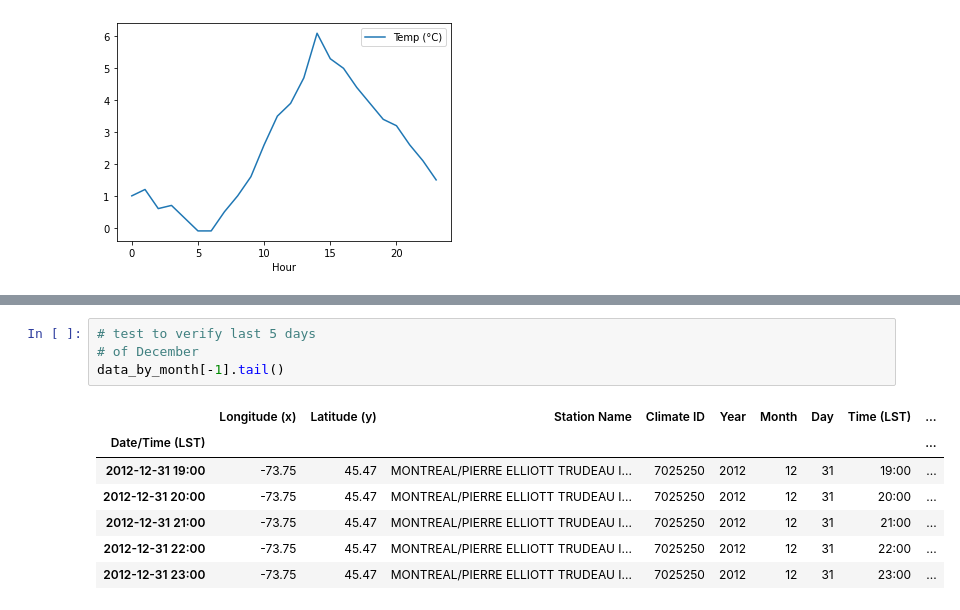
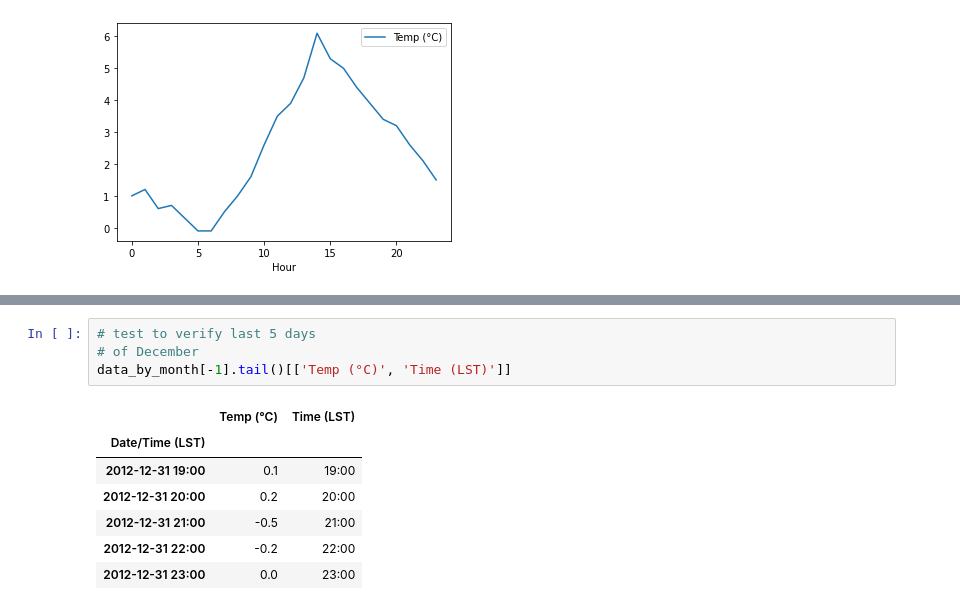
Before and after one commit to aa-ag/pcb, a Jupyter notebook: 5.WEB_SCRAPING_WITH_PANDAS.ipynb, the cells around one changed output, grey strips where cells are left out. Drawn from its saved outputs; the diff is of its cells as text.

Commit message:
slicing temp & time only for last 5 hours of Dec, 2012

```diff
--- a/5.WEB_SCRAPING_WITH_PANDAS.ipynb
+++ b/5.WEB_SCRAPING_WITH_PANDAS.ipynb
@@ -102,12 +102,12 @@ data_by_month[0].head()
 # %%
 # test to verify last 5 days
 # of December
-data_by_month[-1].tail()
+data_by_month[-1].tail()[['Temp (°C)', 'Time (LST)']]
 # %% [output]
-|  | Longitude (x) | Latitude (y) | Station Name | Climate ID | Year | Month | Day | Time (LST) | ... |
-| Date/Time (LST) |  |  |  |  |  |  |  |  | ... |
-| 2012-12-31 19:00 | -73.75 | 45.47 | MONTREAL/PIERRE ELLIOTT TRUDEAU I... | 7025250 | 2012 | 12 | 31 | 19:00 | ... |
-| 2012-12-31 20:00 | -73.75 | 45.47 | MONTREAL/PIERRE ELLIOTT TRUDEAU I... | 7025250 | 2012 | 12 | 31 | 20:00 | ... |
-| 2012-12-31 21:00 | -73.75 | 45.47 | MONTREAL/PIERRE ELLIOTT TRUDEAU I... | 7025250 | 2012 | 12 | 31 | 21:00 | ... |
-| 2012-12-31 22:00 | -73.75 | 45.47 | MONTREAL/PIERRE ELLIOTT TRUDEAU I... | 7025250 | 2012 | 12 | 31 | 22:00 | ... |
-| 2012-12-31 23:00 | -73.75 | 45.47 | MONTREAL/PIERRE ELLIOTT TRUDEAU I... | 7025250 | 2012 | 12 | 31 | 23:00 | ... |
+|  | Temp (°C) | Time (LST) |
+| Date/Time (LST) |  |  |
+| 2012-12-31 19:00 | 0.1 | 19:00 |
+| 2012-12-31 20:00 | 0.2 | 20:00 |
+| 2012-12-31 21:00 | -0.5 | 21:00 |
+| 2012-12-31 22:00 | -0.2 | 22:00 |
+| 2012-12-31 23:00 | 0.0 | 23:00 |
```
